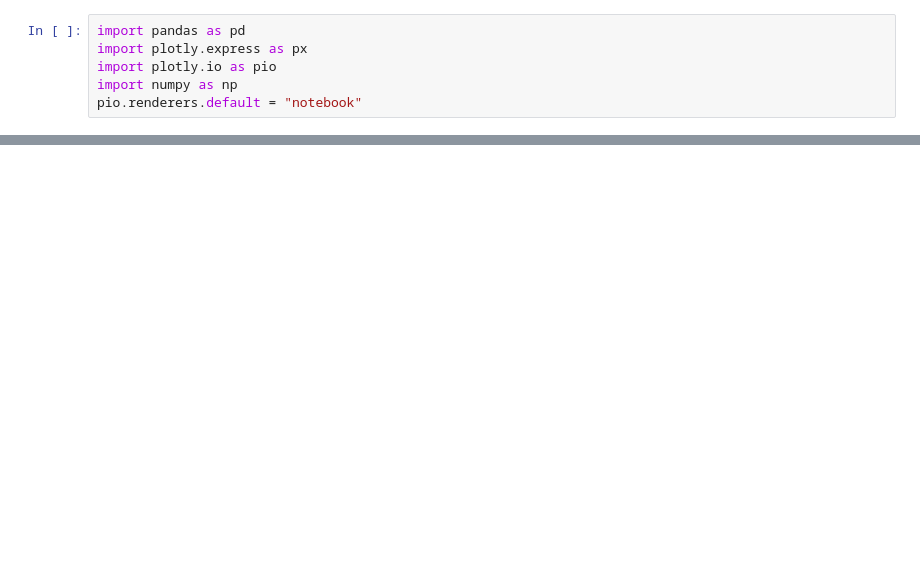
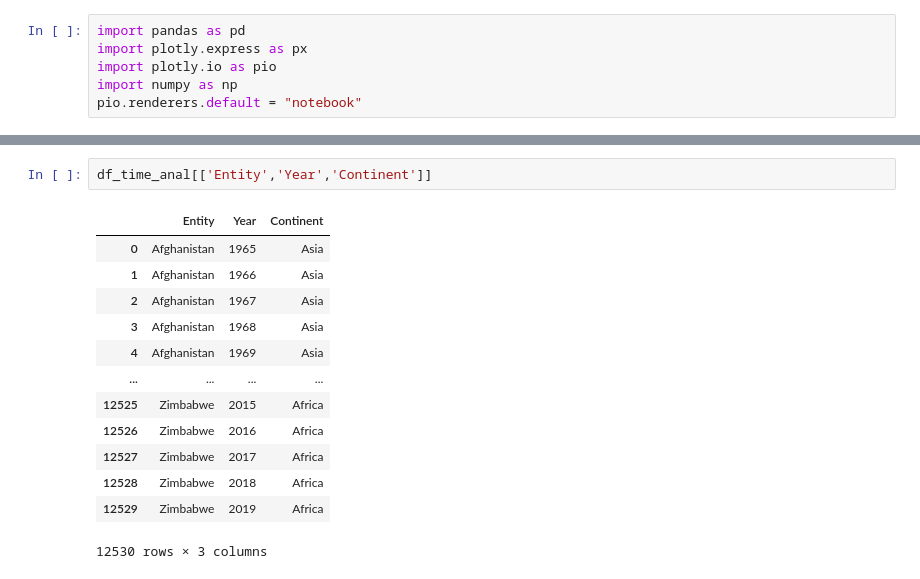
Before and after one commit to Moesen/SocialDataFinalProject, a Jupyter notebook: src/data_analysis/Energy_Socio_analysis.ipynb, the cells around one changed output, grey strips where cells are left out. Drawn from its saved outputs; the diff is of its cells as text; blank space fills up the shorter version.

```diff
--- a/src/data_analysis/Energy_Socio_analysis.ipynb
+++ b/src/data_analysis/Energy_Socio_analysis.ipynb
@@ -70,0 +88,16 @@ dtype: object
+# %%
+df_time_anal[['Entity','Year','Continent']]
+# %% [output]
+|  | Entity | Year | Continent |
+| 0 | Afghanistan | 1965 | Asia |
+| 1 | Afghanistan | 1966 | Asia |
+| 2 | Afghanistan | 1967 | Asia |
+| 3 | Afghanistan | 1968 | Asia |
+| 4 | Afghanistan | 1969 | Asia |
+| ... | ... | ... | ... |
+| 12525 | Zimbabwe | 2015 | Africa |
+| 12526 | Zimbabwe | 2016 | Africa |
+| 12527 | Zimbabwe | 2017 | Africa |
+| 12528 | Zimbabwe | 2018 | Africa |
+| 12529 | Zimbabwe | 2019 | Africa |
+12530 rows × 3 columns
```
Also changed, not shown: parts of 15 cells of this notebook, 4 other files.
